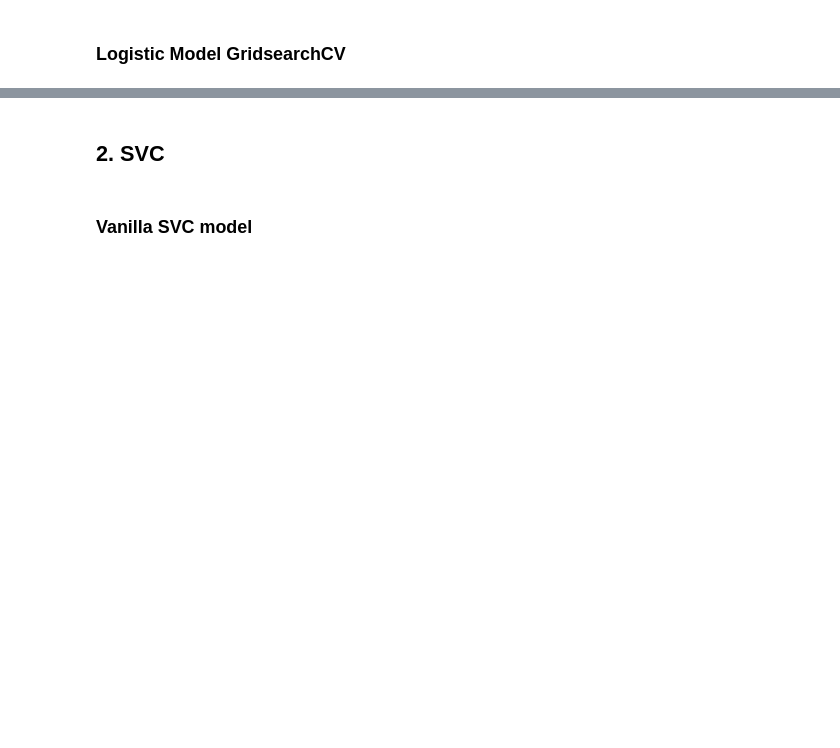
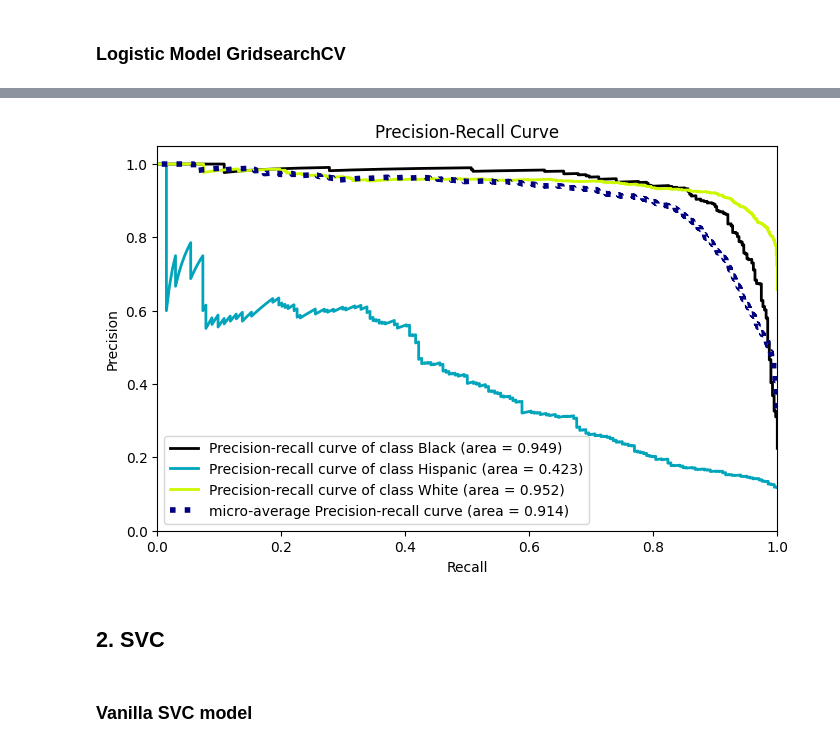
Before and after one commit to safiyeolgun/data-science-st, a Jupyter notebook: projects/Soldiers Race Classification/soldier_race_project_students.ipynb, the cells around one changed output, grey strips where cells are left out. Cells and saved outputs as stored; diff of their text form; code cells hidden in the pictures; blank space fills up the shorter version.

```diff
--- a/projects/Soldiers Race Classification/soldier_race_project_students.ipynb
+++ b/projects/Soldiers Race Classification/soldier_race_project_students.ipynb
@@ -492,2 +619,21 @@ df["stature"].corr(df["heightin_from"])
 # %% [markdown]
 ### Logistic Model GridsearchCV
+# %%
+param_grid = {
+    'logistic_scaled__C': [.001, 0.1, 1, 2],
+    'logistic_scaled__penalty': ['l1', 'l2'],
+    'logistic_scaled__solver': ['liblinear', 'newton-cg', 'lbfgs', 'sag', 'saga']
+
+}
+# %%
+model = Pipeline(steps=operations_logistic_s)
+
+logistic_scaled_gs = GridSearchCV(estimator = model,
+                              param_grid=param_grid,
+                              scoring=scoring,
+                              cv=10,
+                              n_jobs=-1,
+                              return_train_score=True,
+                              refit='f1_Hispanic')
+# %%
+logistic_scaled_gs.fit(X_train,y_train)
@@ -493,0 +693,14 @@ df["stature"].corr(df["heightin_from"])
+# %%
+operations_logistic_s2 = [("OneHotEncoder", column_trans),
+              ("logistic_scaled",
+               LogisticRegression(random_state=random_state,
+                                  class_weight = 'balanced',
+                                  C=1,
+                                  solver='liblinear',
+                                  penalty='l1'))]
+
+model = Pipeline(steps=operations_logistic_s2)
+
+scores = cross_validate(model, X_train, y_train, scoring = scoring, cv = 10, return_train_score=True)
+df_scores = pd.DataFrame(scores, index = range(1, 11))
+df_scores.mean()[2:]
@@ -494,3 +715,14 @@ df["stature"].corr(df["heightin_from"])
+# %%
+model = Pipeline(steps=operations_logistic_s2)
+
+model.fit(X_train, y_train)
+
+y_pred_proba = model.predict_proba(X_test)
+
+plot_precision_recall(y_test, y_pred_proba)
+plt.show();
+# %% [output]
+[figure, added]
 # %% [markdown]
 ## 2. SVC
 # %% [markdown]
```
Also changed, not shown: parts of 97 cells of this notebook.
